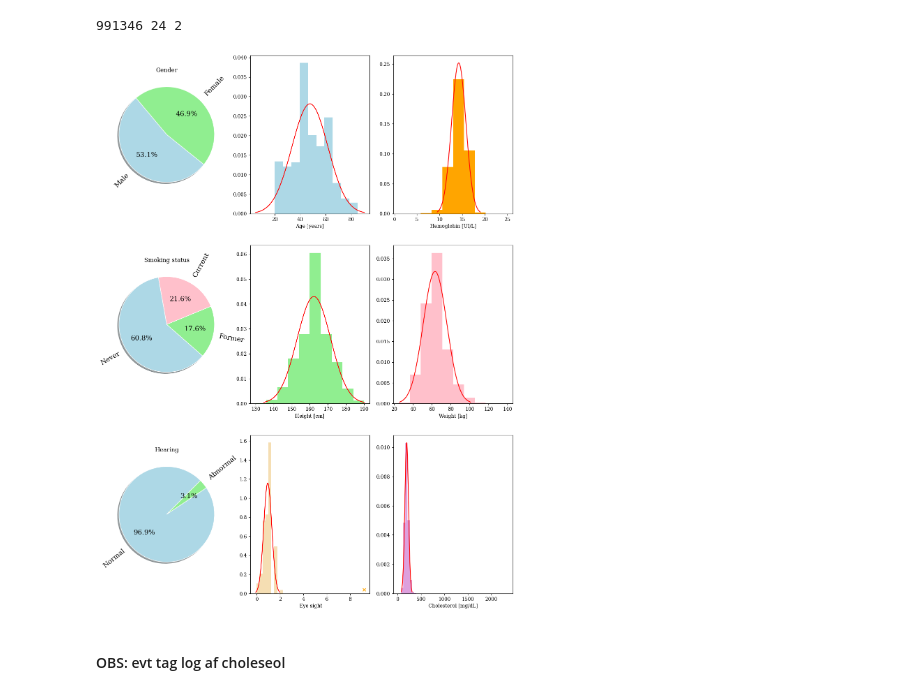
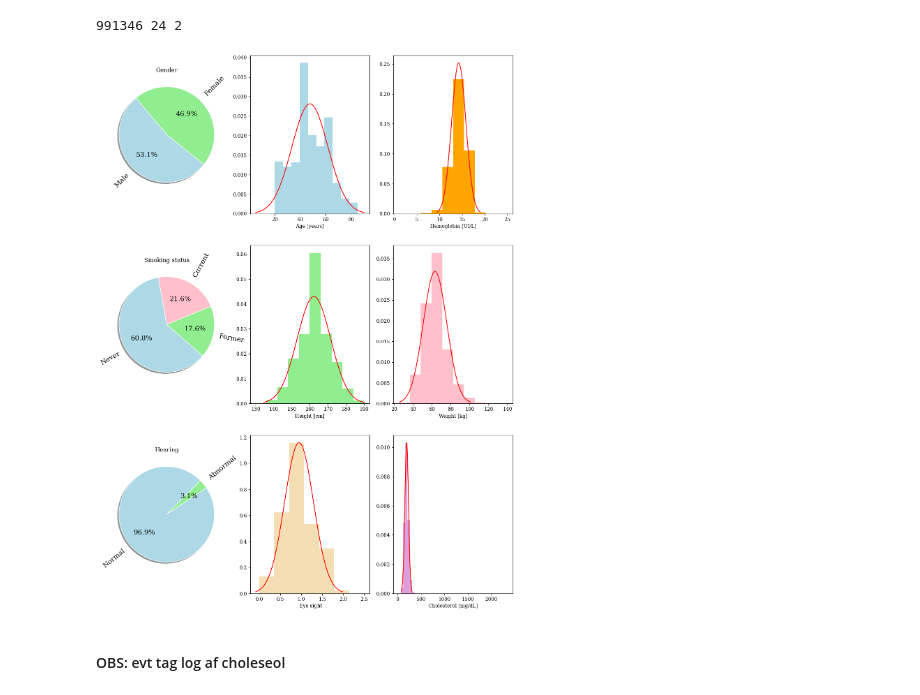
Before and after one commit to CarlaZdravkovicHugod/MLProject1, a Jupyter notebook: viz.ipynb, the cells around one changed output. Drawn from its saved outputs; the diff is of its cells as text; code cells hidden in the pictures.

```diff
--- a/viz.ipynb
+++ b/viz.ipynb
@@ -146,44 +146,44 @@ mu5 = (mu51 + mu52)/2
 sigma5 = (sigma51 + sigma52)/2
 x5 = np.linspace(mu5 - 3*sigma5, mu5 + 3*sigma5, 100)
 plt.subplot(3,3,8)
-plt.hist(sight_L, density=True, color='wheat', bins = 10)
-plt.hist(sight_R, density=True, color='wheat', bins = 10)
+plt.hist(sight_L, density=True, color='wheat', bins = 7)
+plt.hist(sight_R, density=True, color='wheat', bins = 7)
 plt.xlabel(' Eye sight')
-plt.scatter(9.2,0.04, color='orange', marker='x')
+#plt.scatter(9.2,0.04, color='orange', marker='x')
 plt.plot(x5, stats.norm.pdf(x5, mu5, sigma5), color='red')
 
 
 # plot 8: hearing raw_data[:,8] left raw_data[:,9] right, very few with abnormaliti
 b = raw_data[:, 8]
 unique, counts = np.unique(b, return_counts=True)
 ones = counts[0]
 two = counts[1]
 atts = ['Normal', 'Abnormal']
 hear = [ones, two]
 plt.subplot(3,3,7)
 u1 = np.floor(np.sqrt(M)); v1 = np.ceil(float(M)/u1)
 plt.plot(1, int(v1), 1)
 plt.pie(hear, labels = atts, colors = ['lightblue', 'lightgreen'], autopct='%1.1f%%',
 startangle=45,
 wedgeprops={"linewidth": 1, "edgecolor": "white",'antialiased':True}, textprops={'fontsize': 14}, shadow=True, rotatelabels=True)
 plt.title('Hearing')
 
 
 # plot 9, chloesterol level total
 chol = raw_data[:,13]
 mu6 = np.mean(chol)
 sigma6 = np.std(chol)
 x6 = np.linspace(mu6 - 3*sigma6, mu6 + 3*sigma6, 100)
 plt.subplot(3,3,9)
 plt.hist(chol, density=True, color='plum', bins = 50)
 plt.xlabel('Cholesterol [mg/dL]')
 plt.plot(x6, stats.norm.pdf(x6, mu6, sigma6), color='red')
 
 
 
 plt.show()
 # %% [output]
-[figure, old version]
+[figure, new version]
 # %% [markdown]
 #### OBS: evt tag log af choleseol
 # %%
```
Also changed, not shown: 1 other file.
